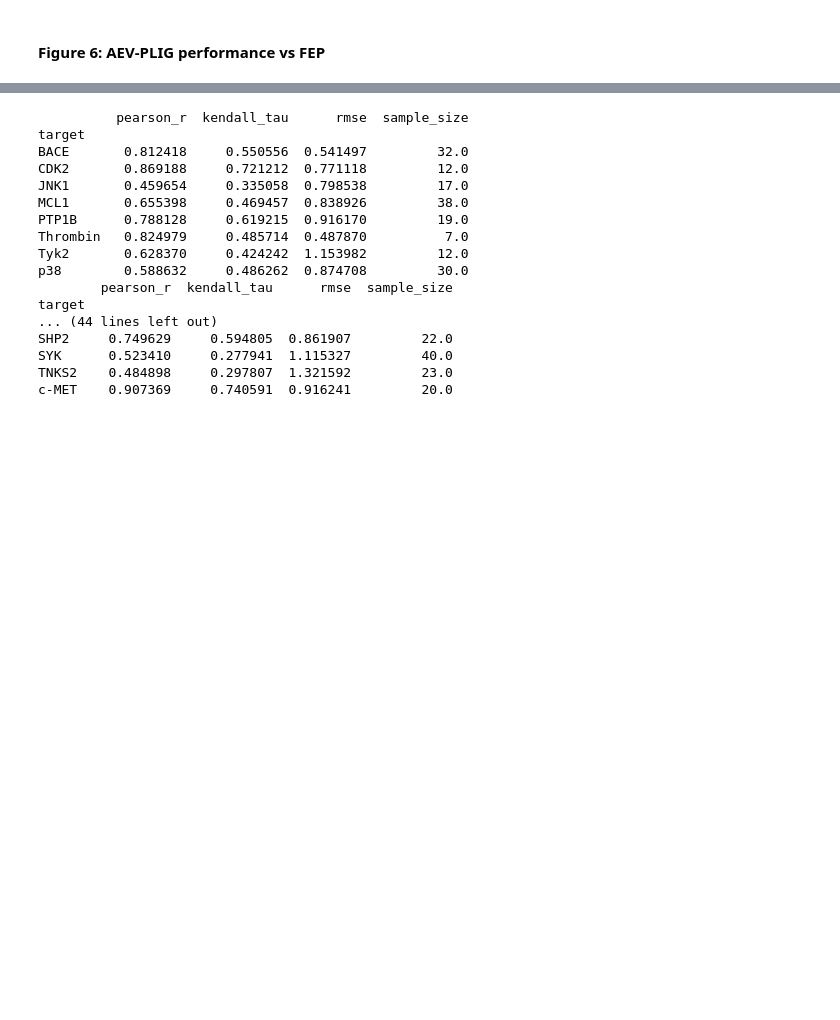
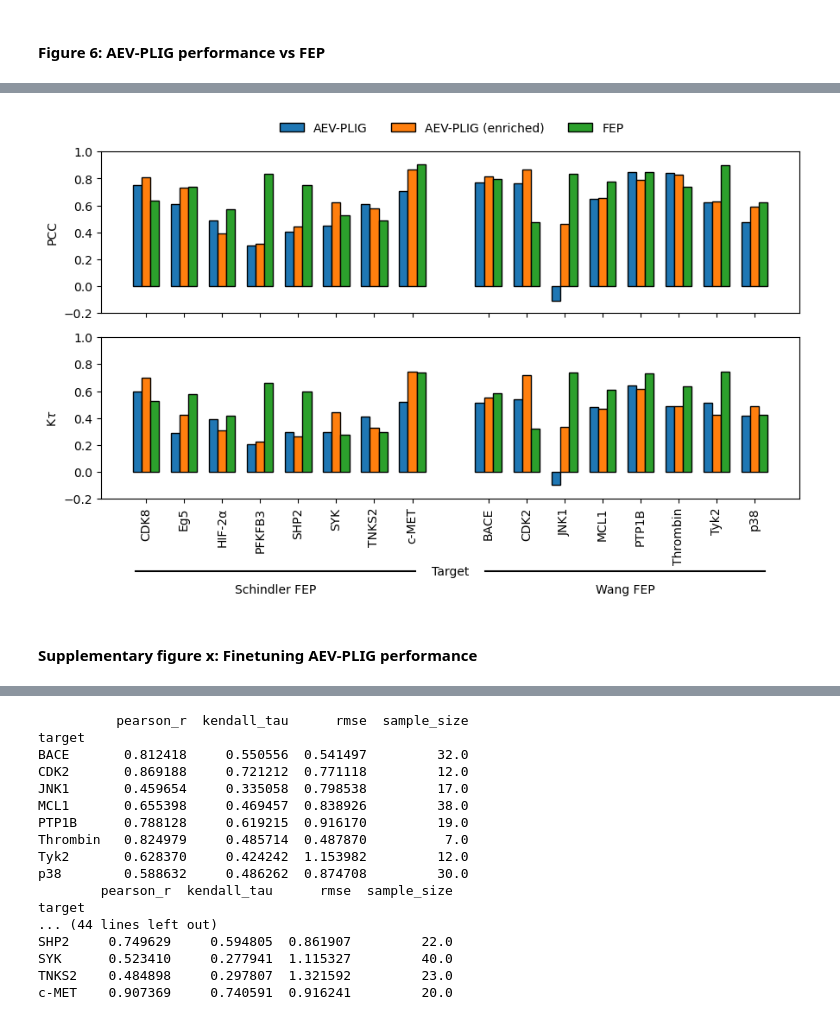
Before and after one commit to matthewtwarren/aev-plig-paper, a Jupyter notebook: figures/AEV-PLIG_figures.ipynb, the cells around one changed output, grey strips where cells are left out. Cells and saved outputs as stored; diff of their text form; code cells hidden in the pictures; blank space fills up the shorter version.

```diff
--- a/figures/AEV-PLIG_figures.ipynb
+++ b/figures/AEV-PLIG_figures.ipynb
@@ -975,31 +975,31 @@ enriched_schro_5 = enriched_schro_5.reset_index().rename(columns={"index":"targe
 results = pd.read_csv('../data/bindingnet/merck_pdbbind_U_bindingnet_ligsim90_predictions.csv')
 results = results[results["graph_id"].isin(merck_ids_1)]
 baseline_merck_1 = get_performance_df(results, 'preds', 'Exp. ΔG', ["cdk8","cmet","eg5","hif2a","pfkfb3","shp2","syk","tnks2"])
-baseline_merck_1.index = ['CDK8', 'c-MET', 'Eg5', 'HIF-2a', 'PFKFB3', 'SHP2', 'SYK', 'TNKS2']
+baseline_merck_1.index = ['CDK8', 'c-MET', 'Eg5', 'HIF-2α', 'PFKFB3', 'SHP2', 'SYK', 'TNKS2']
 baseline_merck_1 = baseline_merck_1.reset_index().rename(columns={"index":"target"})
 
 results = pd.read_csv('../data/bindingnet/merck_pdbbind_U_bindingnet_ligsim90_predictions.csv')
 results = results[results["graph_id"].isin(merck_ids_2)]
 baseline_merck_2 = get_performance_df(results, 'preds', 'Exp. ΔG', ["cdk8","cmet","eg5","hif2a","pfkfb3","shp2","syk","tnks2"])
-baseline_merck_2.index = ['CDK8', 'c-MET', 'Eg5', 'HIF-2a', 'PFKFB3', 'SHP2', 'SYK', 'TNKS2']
+baseline_merck_2.index = ['CDK8', 'c-MET', 'Eg5', 'HIF-2α', 'PFKFB3', 'SHP2', 'SYK', 'TNKS2']
 baseline_merck_2 = baseline_merck_2.reset_index().rename(columns={"index":"target"})
 
 results = pd.read_csv('../data/bindingnet/merck_pdbbind_U_bindingnet_ligsim90_predictions.csv')
 results = results[results["graph_id"].isin(merck_ids_3)]
 baseline_merck_3 = get_performance_df(results, 'preds', 'Exp. ΔG', ["cdk8","cmet","eg5","hif2a","pfkfb3","shp2","syk","tnks2"])
-baseline_merck_3.index = ['CDK8', 'c-MET', 'Eg5', 'HIF-2a', 'PFKFB3', 'SHP2', 'SYK', 'TNKS2']
+baseline_merck_3.index = ['CDK8', 'c-MET', 'Eg5', 'HIF-2α', 'PFKFB3', 'SHP2', 'SYK', 'TNKS2']
 baseline_merck_3 = baseline_merck_3.reset_index().rename(columns={"index":"target"})
 
 results = pd.read_csv('../data/bindingnet/merck_pdbbind_U_bindingnet_ligsim90_predictions.csv')
 results = results[results["graph_id"].isin(merck_ids_4)]
 baseline_merck_4 = get_performance_df(results, 'preds', 'Exp. ΔG', ["cdk8","cmet","eg5","hif2a","pfkfb3","shp2","syk","tnks2"])
-baseline_merck_4.index = ['CDK8', 'c-MET', 'Eg5', 'HIF-2a', 'PFKFB3', 'SHP2', 'SYK', 'TNKS2']
+baseline_merck_4.index = ['CDK8', 'c-MET', 'Eg5', 'HIF-2α', 'PFKFB3', 'SHP2', 'SYK', 'TNKS2']
 baseline_merck_4 = baseline_merck_4.reset_index().rename(columns={"index":"target"})
 
 results = pd.read_csv('../data/bindingnet/merck_pdbbind_U_bindingnet_ligsim90_predictions.csv')
 results = results[results["graph_id"].isin(merck_ids_5)]
 baseline_merck_5 = get_performance_df(results, 'preds', 'Exp. ΔG', ["cdk8","cmet","eg5","hif2a","pfkfb3","shp2","syk","tnks2"])
-baseline_merck_5.index = ['CDK8', 'c-MET', 'Eg5', 'HIF-2a', 'PFKFB3', 'SHP2', 'SYK', 'TNKS2']
+baseline_merck_5.index = ['CDK8', 'c-MET', 'Eg5', 'HIF-2α', 'PFKFB3', 'SHP2', 'SYK', 'TNKS2']
 baseline_merck_5 = baseline_merck_5.reset_index().rename(columns={"index":"target"})
 # %%
 results = pd.read_csv('../data/bindingnet/schrodinger_pdbbind_U_bindingnet_ligsim90_predictions.csv')
@@ -1091,3 +1091,22 @@ results = results[results["graph_id"].isin(schro_ids_5)]
 fep_schro_5 = get_performance_df(results, 'Pred. dG', 'Exp. dG', ["Bace","CDK2","Jnk1","MCL1","p38","PTP1B","Thrombin","Tyk2"])
 fep_schro_5.index = ['BACE', 'CDK2', 'JNK1', 'MCL1', 'p38', 'PTP1B', 'Thrombin', 'Tyk2']
 fep_schro_5 = fep_schro_5.reset_index().rename(columns={"index":"target"})
+# %%
+enriched_schro = pd.concat([enriched_schro_1, enriched_schro_2, enriched_schro_3, enriched_schro_4, enriched_schro_5]).groupby("target").mean()
+print(enriched_schro)
+enriched_merck = pd.concat([enriched_merck_1, enriched_merck_2, enriched_merck_3, enriched_merck_4, enriched_merck_5]).groupby("target").mean()
+print(enriched_merck)
+print("Merck: Weighted mean PCC", np.average(enriched_merck["pearson_r"], weights=enriched_merck["sample_size"]))
+print("Merck: Weighted mean Kendall's tau", np.average(enriched_merck["kendall_tau"], weights=enriched_merck["sample_size"]))
+print("Schrodinger: Weighted mean PCC", np.average(enriched_schro["pearson_r"], weights=enriched_schro["sample_size"]))
+print("Schrodinger: Weighted mean Kendall's tau", np.average(enriched_schro["kendall_tau"], weights=enriched_schro["sample_size"]))
+
+baseline_schro = pd.concat([baseline_schro_1, baseline_schro_2, baseline_schro_3, baseline_schro_4, baseline_schro_5]).groupby("target").mean()
+print(baseline_schro)
+baseline_merck = pd.concat([baseline_merck_1, baseline_merck_2, baseline_merck_3, baseline_merck_4, baseline_merck_5]).groupby("target").mean()
+print(baseline_merck)
+
+fep_schro = pd.concat([fep_schro_1, fep_schro_2, fep_schro_3, fep_schro_4, fep_schro_5]).groupby("target").mean()
+print(fep_schro)
+fep_merck = pd.concat([fep_merck_1, fep_merck_2, fep_merck_3, fep_merck_4, fep_merck_5]).groupby("target").mean()
+print(fep_merck)
@@ -1093,0 +1177,6 @@ fep_schro_5 = fep_schro_5.reset_index().rename(columns={"index":"target"})
+# %%
+plot_bars_comparison(pd.concat([baseline_merck, baseline_schro]), pd.concat([enriched_merck, enriched_schro]), pd.concat([fep_merck,fep_schro]),"pearson_r", "kendall_tau", xlabel='Target', y1_label='PCC', y2_label=r"K$\tau$", y1_lim=(-0.2,1), y2_lim=(-0.2, 1), outpath='./figure6.png')
+# %% [output]
+[figure, added]
+# %% [markdown]
+#### Supplementary figure x: Finetuning AEV-PLIG performance
```
Also changed, not shown: parts of 13 cells of this notebook, 35 other files.
